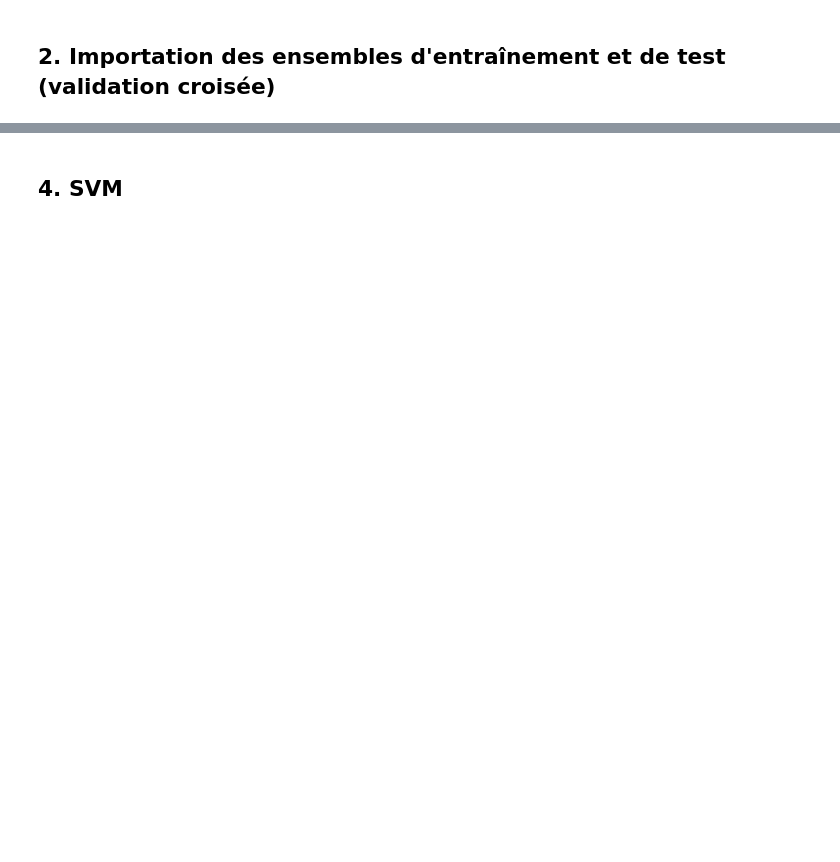
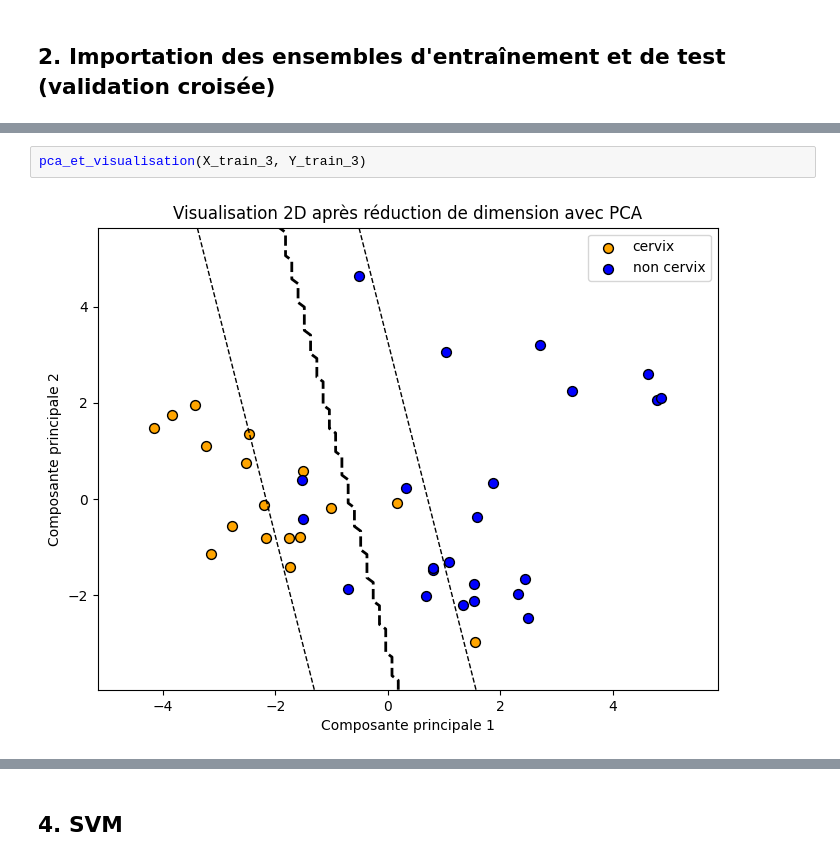
Before and after one commit to marktr11/Cervical-Cancer-Risk-Classification, a Jupyter notebook: Code/SVM.ipynb, the cells around one changed output, grey strips where cells are left out. Cells and saved outputs as stored; diff of their text form; blank space fills up the shorter version.

```diff
--- a/Code/SVM.ipynb
+++ b/Code/SVM.ipynb
@@ -63,0 +69,4 @@ Pour conserver 90 % de l'information, les ensembles d'entraînement des 6 folds
+# %%
+pca_et_visualisation(X_train_3, Y_train_3)
+# %% [output]
+[figure, added]
```
Also changed, not shown: parts of 36 cells of this notebook, 6 other files.
